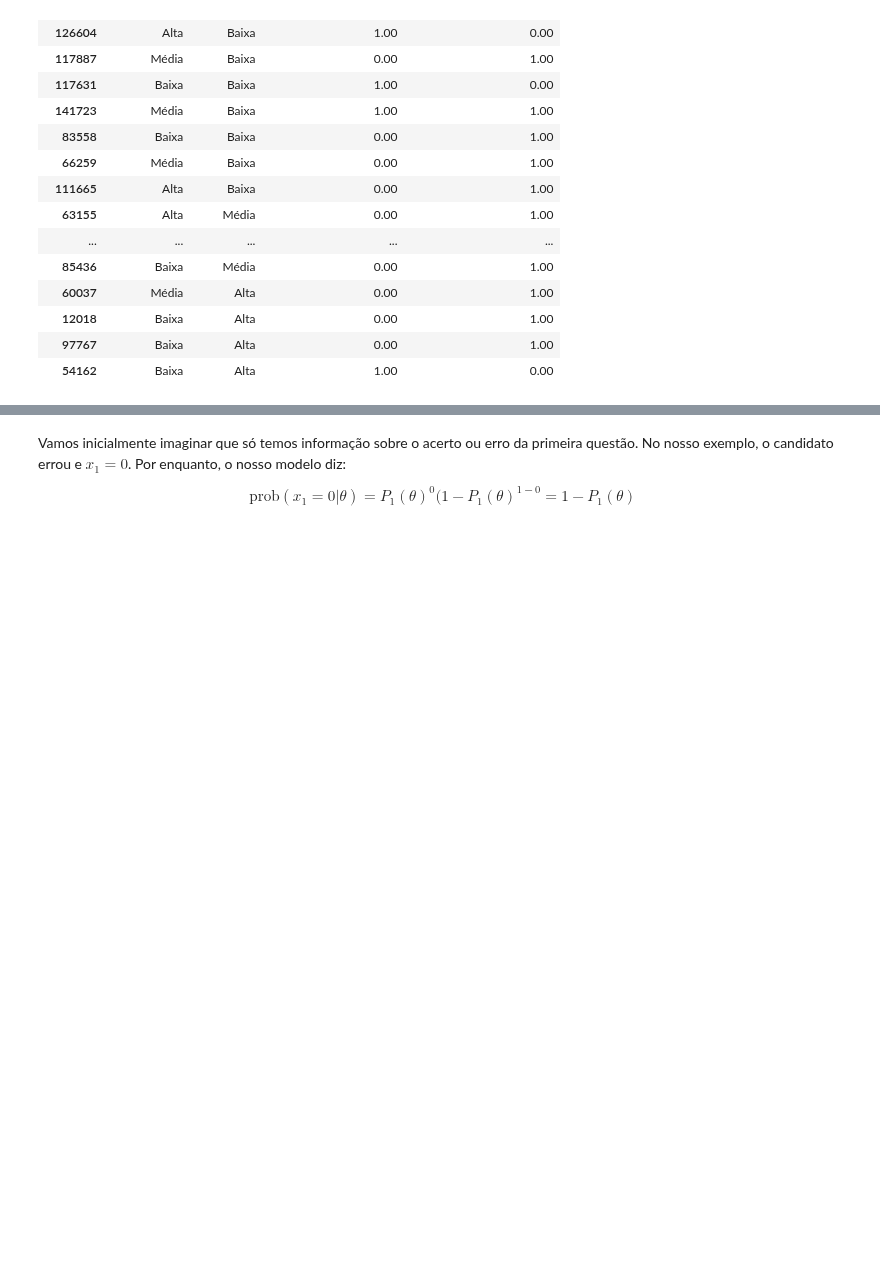
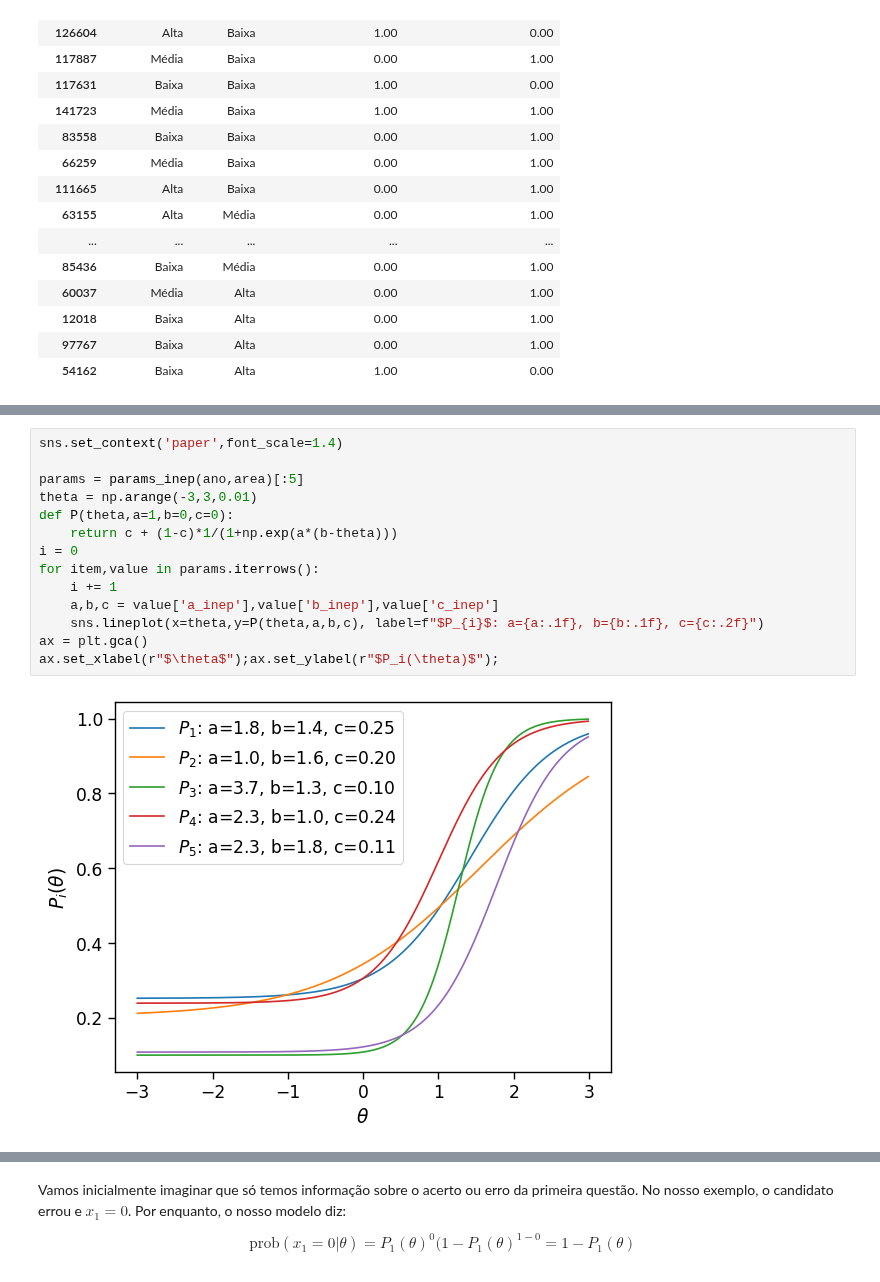
Before and after one commit to atp/enem, a Jupyter notebook: _sources/TRI.ipynb, the cells around one changed output, grey strips where cells are left out. Drawn from its saved outputs; the diff is of its cells as text; blank space fills up the shorter version.

```diff
--- a/_sources/TRI.ipynb
+++ b/_sources/TRI.ipynb
@@ -189,0 +162,16 @@ ax.set_xlabel(r"$\theta$");ax.set_ylabel(r"$P_i(\theta)$");
+# %%
+sns.set_context('paper',font_scale=1.4)
+
+params = params_inep(ano,area)[:5]
+theta = np.arange(-3,3,0.01)
+def P(theta,a=1,b=0,c=0):
+    return c + (1-c)*1/(1+np.exp(a*(b-theta)))
+i = 0
+for item,value in params.iterrows():
+    i += 1
+    a,b,c = value['a_inep'],value['b_inep'],value['c_inep']
+    sns.lineplot(x=theta,y=P(theta,a,b,c), label=f"$P_{i}$: a={a:.1f}, b={b:.1f}, c={c:.2f}")
+ax = plt.gca()
+ax.set_xlabel(r"$\theta$");ax.set_ylabel(r"$P_i(\theta)$");
+# %% [output]
+[figure, added]
```
Also changed, not shown: parts of 12 cells of this notebook, 9 other files.
